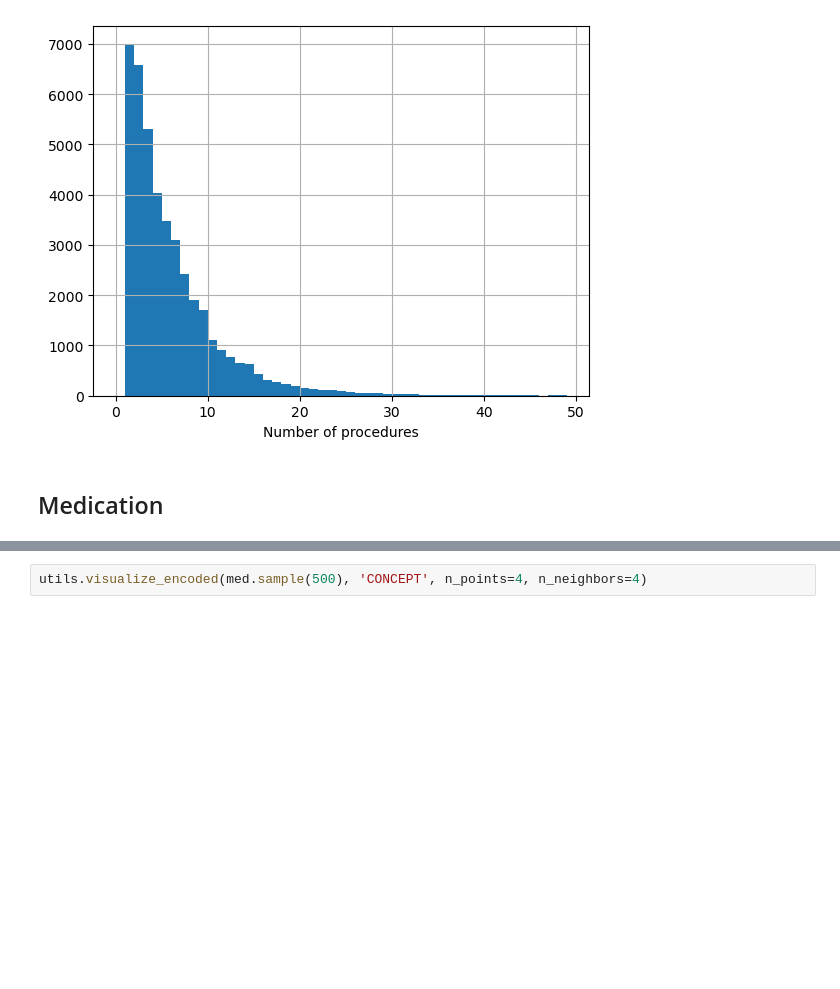
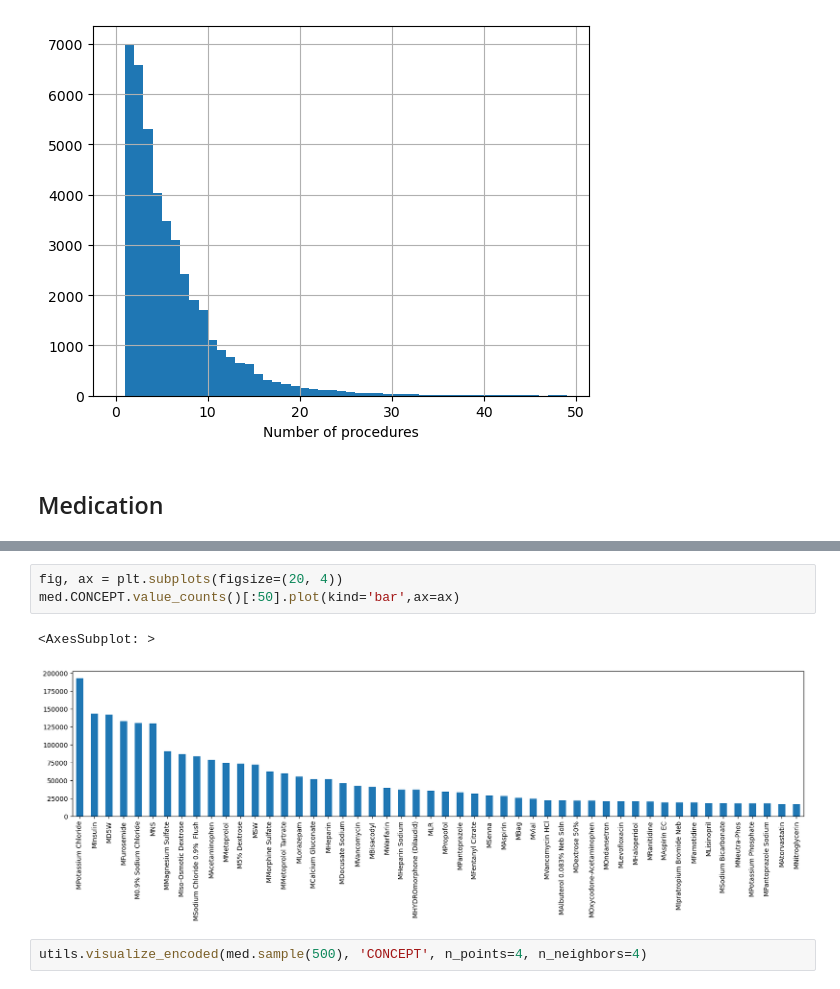
Before and after one commit to kirilklein/patbert, a Jupyter notebook: notebooks/explore/mimic3.ipynb, the cells around one changed output, grey strips where cells are left out. Drawn from its saved outputs; the diff is of its cells as text; blank space fills up the shorter version.

```diff
--- a/notebooks/explore/mimic3.ipynb
+++ b/notebooks/explore/mimic3.ipynb
@@ -177,3 +251,9 @@ med.head()
+# %%
+fig, ax = plt.subplots(figsize=(20, 4))
+med.CONCEPT.value_counts()[:50].plot(kind='bar',ax=ax)
+# %% [output]
+<AxesSubplot: >
+[figure, added]
 # %%
 utils.visualize_encoded(med.sample(500), 'CONCEPT', n_points=4, n_neighbors=4)
 # %% [output]
```
Also changed, not shown: parts of 27 cells of this notebook, 3 other files.
